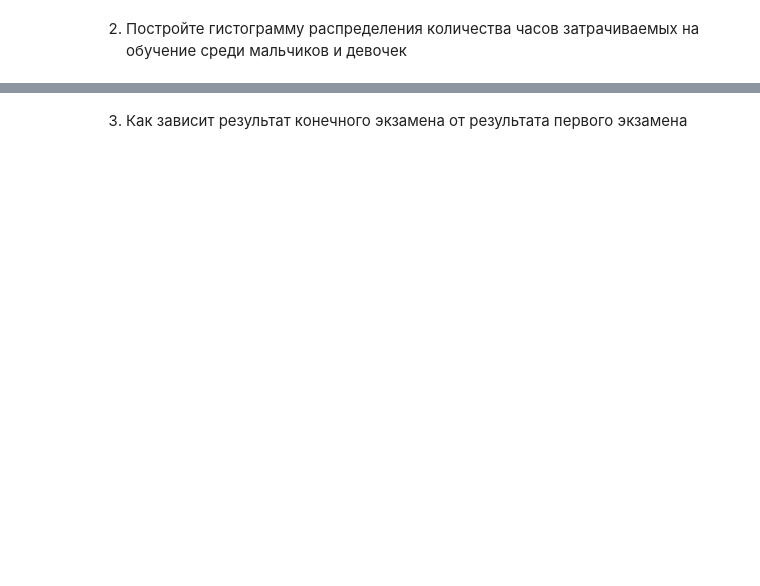
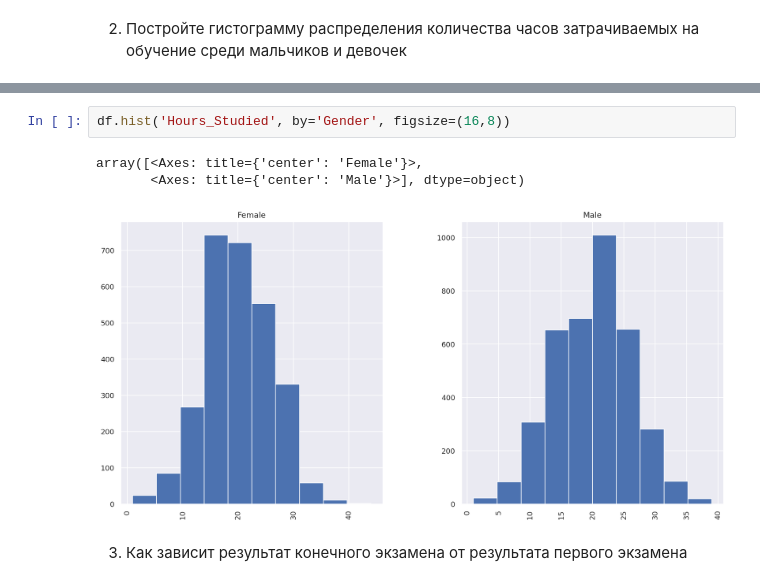
Before and after one commit to L0ckR/ML_labs, a Jupyter notebook: lab1/Lab1-6.ipynb, the cells around one changed output, grey strips where cells are left out. Drawn from its saved outputs; the diff is of its cells as text; blank space fills up the shorter version.

```diff
--- a/lab1/Lab1-6.ipynb
+++ b/lab1/Lab1-6.ipynb
@@ -380,2 +403,8 @@ df.Sleep_Hours.hist()
+# %%
+df.hist('Hours_Studied', by='Gender', figsize=(16,8))
+# %% [output]
+array([<Axes: title={'center': 'Female'}>,
+       <Axes: title={'center': 'Male'}>], dtype=object)
+[figure, added]
 # %% [markdown]
 3. Как зависит результат конечного экзамена от результата первого экзамена
```
Also changed, not shown: parts of 70 cells of this notebook.
